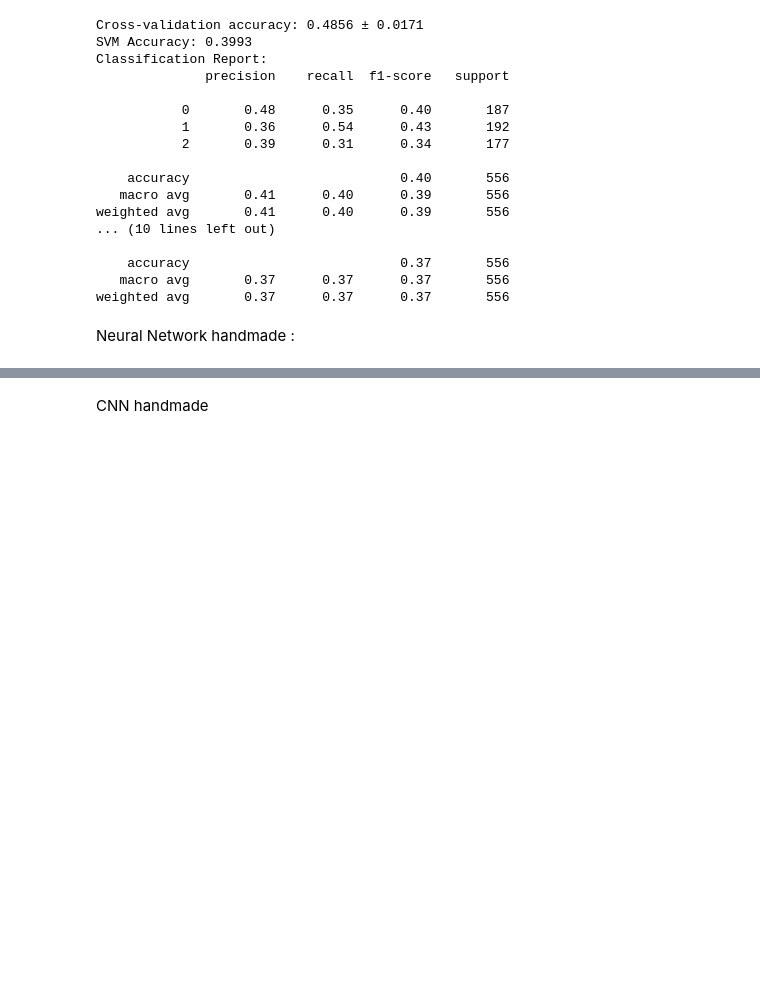
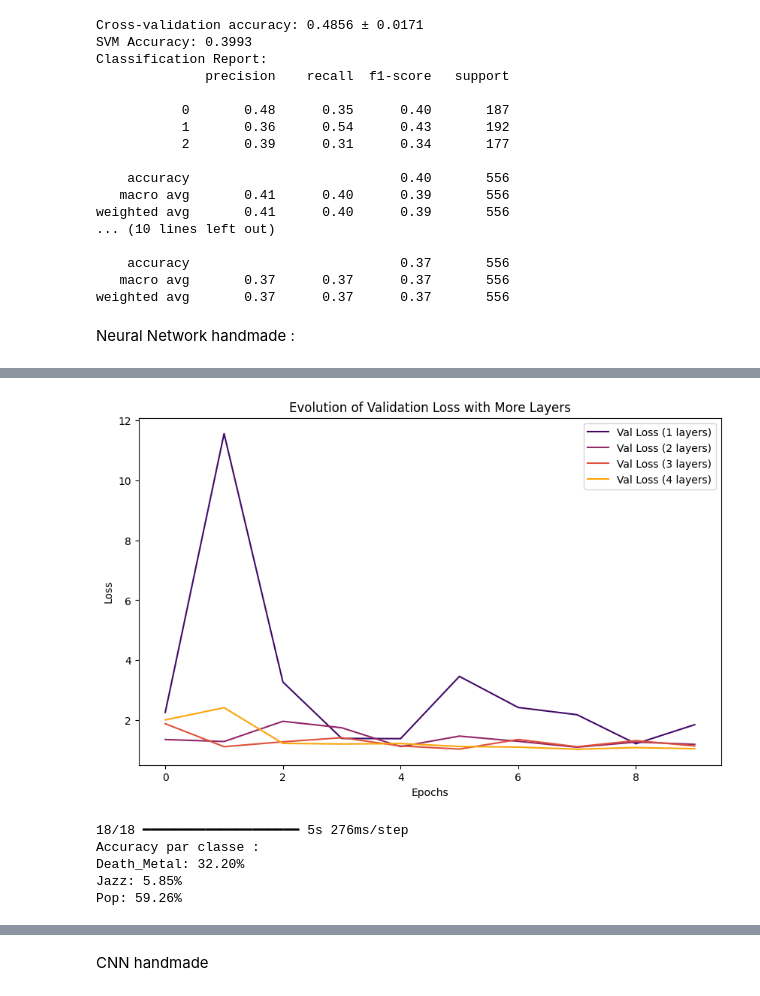
Before and after one commit to guilhemgrvx/AML_project, a Jupyter notebook: Prediction.ipynb, the cells around one changed output, grey strips where cells are left out. Saved outputs shown, nothing was run; the diff lists cells and outputs as text; code cells hidden in the pictures; blank space fills up the shorter version.

```diff
--- a/Prediction.ipynb
+++ b/Prediction.ipynb
@@ -312,0 +296,48 @@ Epoch 10/10
+# %%
+import matplotlib.cm as cm
+import numpy as np
+
+# Génération de couleurs cohérentes pour chaque nombre de couches
+colors = cm.inferno(np.linspace(0.2, 0.8, len(history_per_layer)))
+
+# Tracé de la validation loss uniquement
+plt.figure(figsize=(10, 6))
+for (num_layers, history), color in zip(history_per_layer.items(), colors):
+    plt.plot(history.history['val_loss'], label=f'Val Loss ({num_layers} layers)', color=color)
+
+plt.title('Evolution of Validation Loss with More Layers')
+plt.xlabel('Epochs')
+plt.ylabel('Loss')
+plt.legend()
+plt.show()
+# %% [output]
+[figure, added]
+# %%
+import numpy as np
+from sklearn.metrics import accuracy_score
+
+# Classes du générateur
+class_names = list(validation_generator.class_indices.keys())
+num_classes = len(class_names)
+
+# Prédictions et vraies étiquettes
+predictions = np.argmax(model.predict(validation_generator), axis=1)
+true_labels = validation_generator.classes
+
+# Calcul de l'accuracy par classe
+class_accuracies = {}
+for class_idx in range(num_classes):
+    class_mask = (true_labels == class_idx)
+    class_accuracy = accuracy_score(true_labels[class_mask], predictions[class_mask])
+    class_accuracies[class_names[class_idx]] = class_accuracy
+
+# Affichage des résultats
+print("Accuracy par classe :")
+for class_name, acc in class_accuracies.items():
+    print(f"{class_name}: {acc:.2%}")
+# %% [output]
+18/18 ━━━━━━━━━━━━━━━━━━━━ 5s 276ms/step
+Accuracy par classe :
+Death_Metal: 32.20%
+Jazz: 5.85%
+Pop: 59.26%
```
Also changed, not shown: parts of 15 cells of this notebook, 1 other file.
